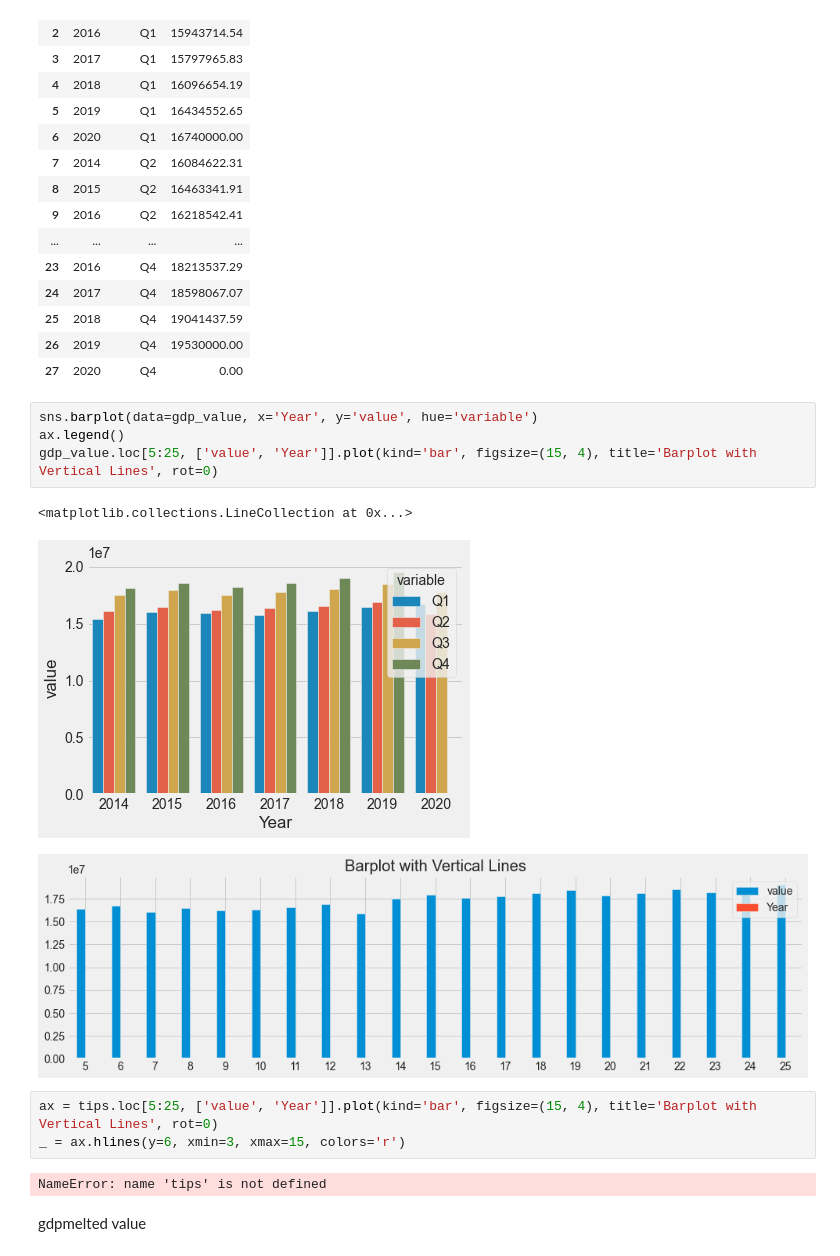
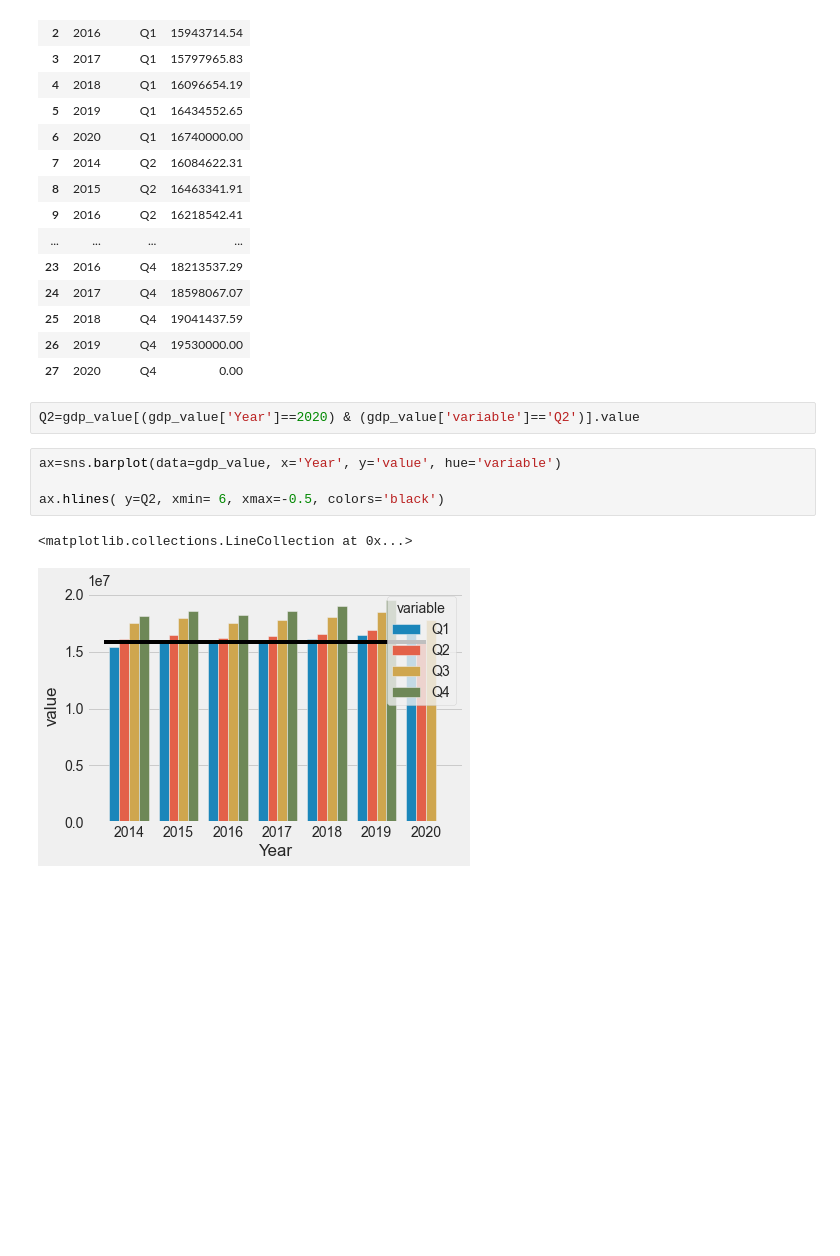
Before and after one commit to Obasteve/covid19dataanalysis, a Jupyter notebook: COVID19DATAANALYSIS.ipynb, the cells around one changed output. Drawn from its saved outputs; the diff is of its cells as text; blank space fills up the shorter version.

```diff
--- a/COVID19DATAANALYSIS.ipynb
+++ b/COVID19DATAANALYSIS.ipynb
@@ -610,18 +642,12 @@ gdp_value
 | 25 | 2018 | Q4 | 19041437.59 |
 | 26 | 2019 | Q4 | 19530000.00 |
 | 27 | 2020 | Q4 | 0.00 |
-# %%
-sns.barplot(data=gdp_value, x='Year', y='value', hue='variable')
-ax.legend()
-gdp_value.loc[5:25, ['value', 'Year']].plot(kind='bar', figsize=(15, 4), title='Barplot with Vertical Lines', rot=0)
-# %% [output]
-<matplotlib.collections.LineCollection at 0x...>
-[figure, removed]
-[figure, removed]
-# %%
-ax = tips.loc[5:25, ['value', 'Year']].plot(kind='bar', figsize=(15, 4), title='Barplot with Vertical Lines', rot=0)
-_ = ax.hlines(y=6, xmin=3, xmax=15, colors='r')
-# %% [output]
-NameError: name 'tips' is not defined
-# %% [markdown]
-gdpmelted value
+# %%
+Q2=gdp_value[(gdp_value['Year']==2020) & (gdp_value['variable']=='Q2')].value
+# %%
+ax=sns.barplot(data=gdp_value, x='Year', y='value', hue='variable')
+
+ax.hlines( y=Q2, xmin= 6, xmax=-0.5, colors='black')
+# %% [output]
+<matplotlib.collections.LineCollection at 0x...>
+[figure, added]
```
Also changed, not shown: parts of 51 cells of this notebook, 1 other file.
